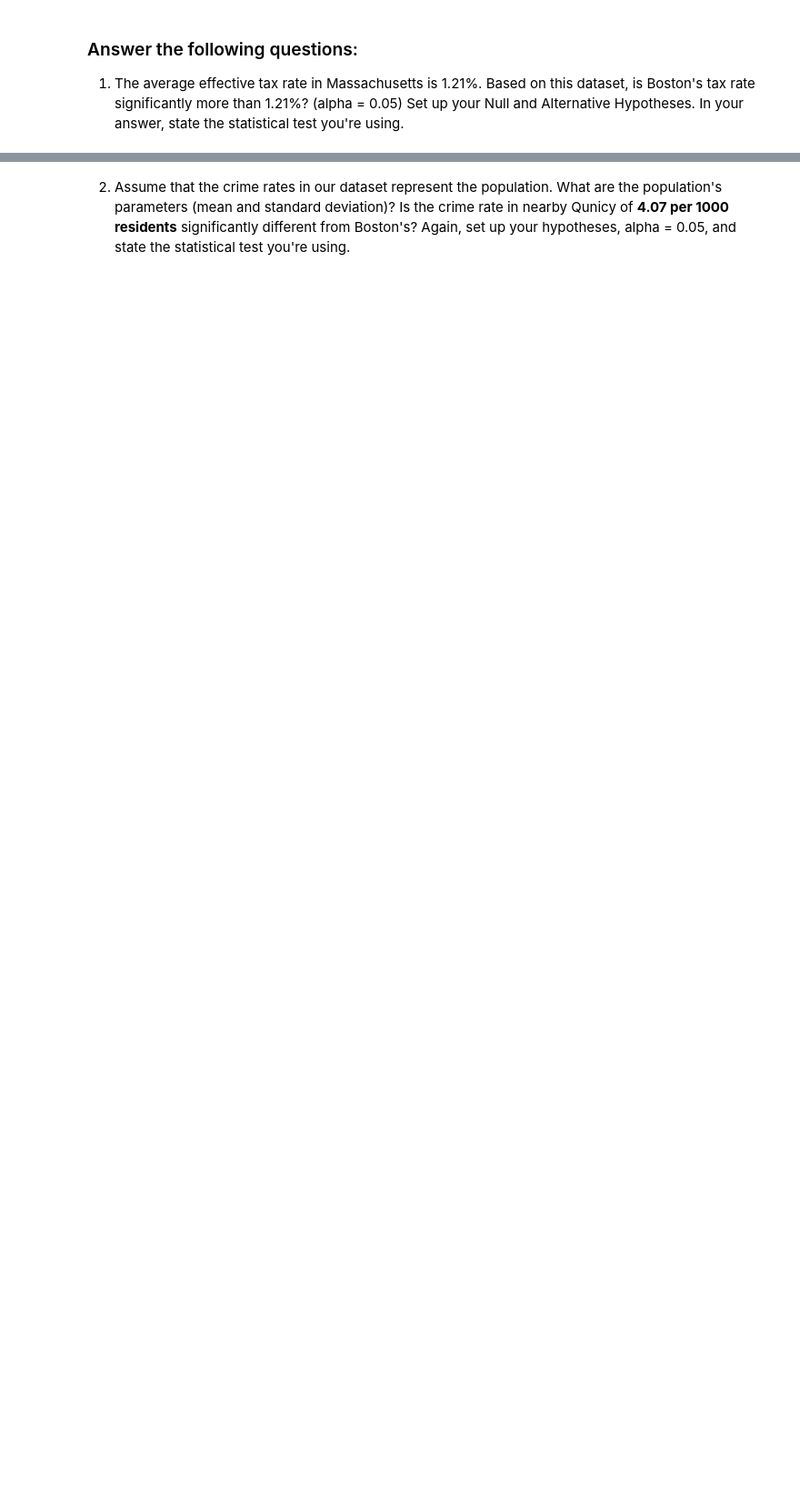
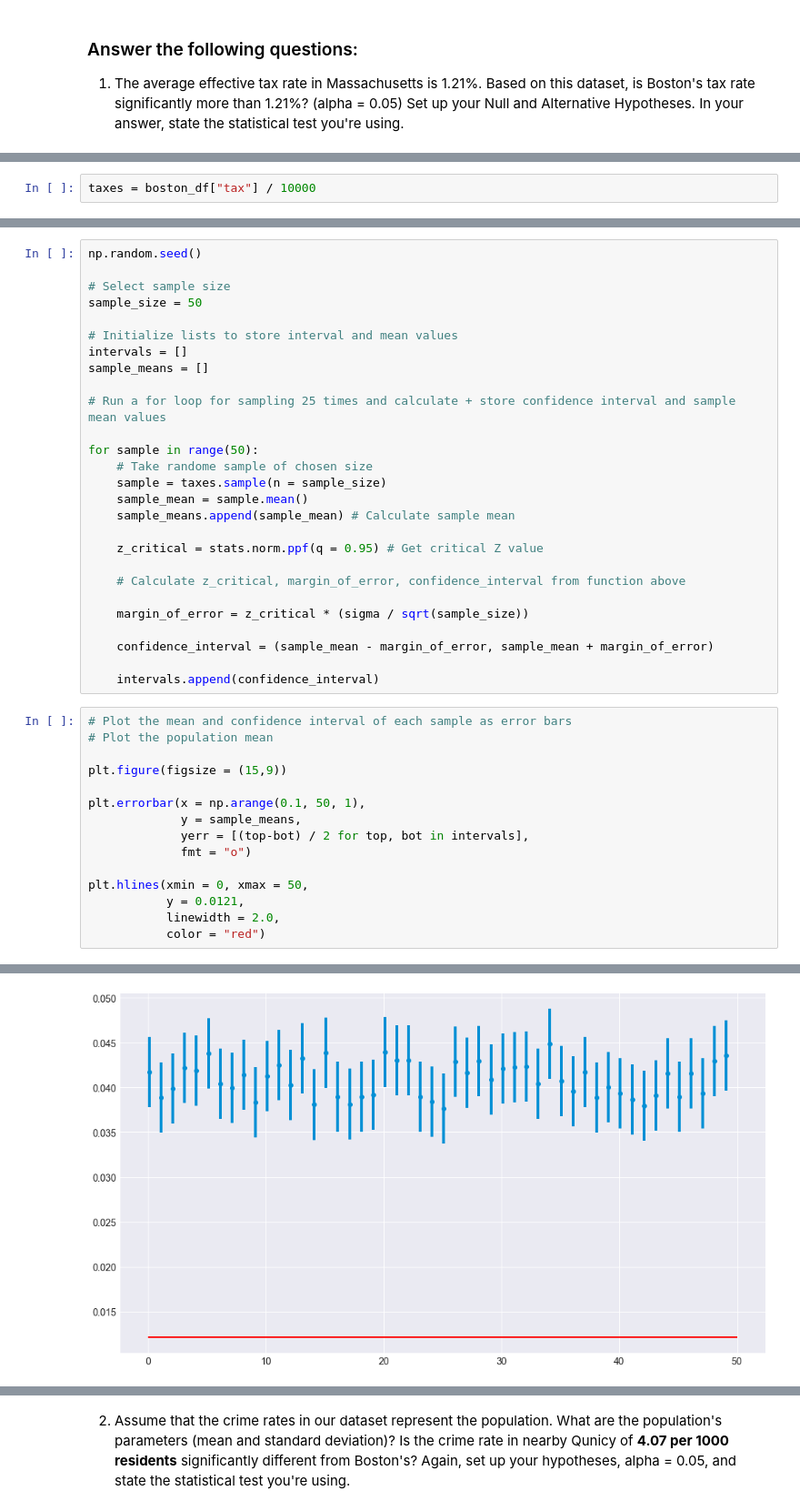
Before and after one commit to acdick/dsc-01-10-16-regression-EOD-Lab, a Jupyter notebook: index.ipynb, the cells around one changed output, grey strips where cells are left out. Shown: that part at 91% size. Drawn from its saved outputs; the diff is of its cells as text; blank space fills up the shorter version.

```diff
--- a/index.ipynb
+++ b/index.ipynb
@@ -45,0 +135,2 @@ alt="IMAGE ALT TEXT HERE" border="10" />
+# %%
+taxes = boston_df["tax"] / 10000
@@ -45,0 +160,43 @@ alt="IMAGE ALT TEXT HERE" border="10" />
+# %%
+np.random.seed()
+
+# Select sample size
+sample_size = 50
+
+# Initialize lists to store interval and mean values
+intervals = []
+sample_means = []
+
+# Run a for loop for sampling 25 times and calculate + store confidence interval and sample mean values
+
+for sample in range(50):
+    # Take randome sample of chosen size
+    sample = taxes.sample(n = sample_size)
+    sample_mean = sample.mean()
+    sample_means.append(sample_mean) # Calculate sample mean
+
+    z_critical = stats.norm.ppf(q = 0.95) # Get critical Z value
+
+    # Calculate z_critical, margin_of_error, confidence_interval from function above
+
+    margin_of_error = z_critical * (sigma / sqrt(sample_size))
+
+    confidence_interval = (sample_mean - margin_of_error, sample_mean + margin_of_error)
+
+    intervals.append(confidence_interval)
+# %%
+# Plot the mean and confidence interval of each sample as error bars
+# Plot the population mean
+
+plt.figure(figsize = (15,9))
+
+plt.errorbar(x = np.arange(0.1, 50, 1),
+             y = sample_means,
+             yerr = [(top-bot) / 2 for top, bot in intervals],
+             fmt = "o")
+
+plt.hlines(xmin = 0, xmax = 50,
+           y = 0.0121,
+           linewidth = 2.0,
+           color = "red")
+# %% [output]
@@ -45,0 +204 @@ alt="IMAGE ALT TEXT HERE" border="10" />
+[figure, added]
```
Also changed, not shown: parts of 60 cells of this notebook.
